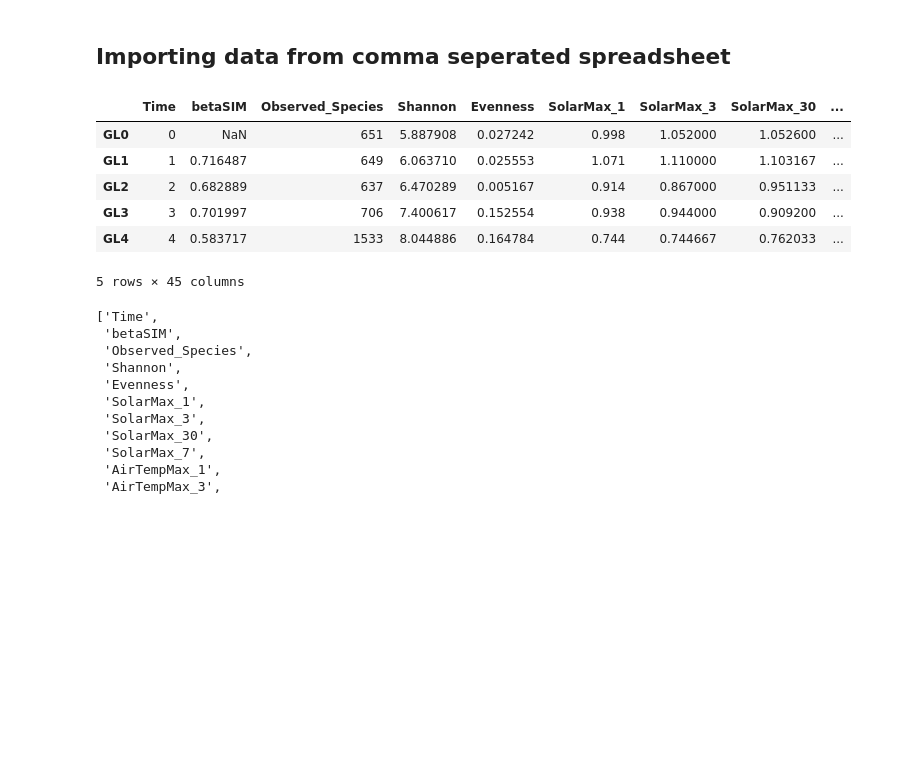
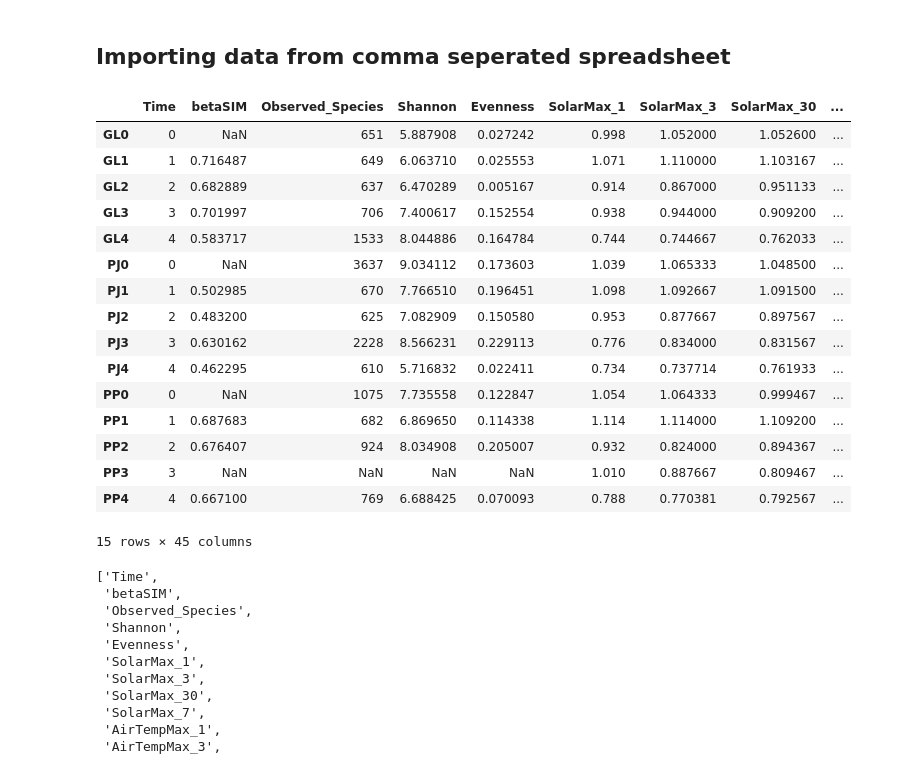
Before and after one commit to ignorantiam/graphing, a Jupyter notebook: graphing.ipynb, the cells around one changed output. Saved outputs shown, nothing was run; the diff lists cells and outputs as text; code cells hidden in the pictures; blank space fills up the shorter version.

```diff
--- a/graphing.ipynb
+++ b/graphing.ipynb
@@ -12,15 +12,25 @@ from __future__ import division
 # %%
 final_df = pd.read_csv("full_envars.csv", index_col = 0)
 # %%
-final_df.head()
+final_df
 # %% [output]
 |  | Time | betaSIM | Observed_Species | Shannon | Evenness | SolarMax_1 | SolarMax_3 | SolarMax_30 | ... |
 | GL0 | 0 | NaN | 651 | 5.887908 | 0.027242 | 0.998 | 1.052000 | 1.052600 | ... |
 | GL1 | 1 | 0.716487 | 649 | 6.063710 | 0.025553 | 1.071 | 1.110000 | 1.103167 | ... |
 | GL2 | 2 | 0.682889 | 637 | 6.470289 | 0.005167 | 0.914 | 0.867000 | 0.951133 | ... |
 | GL3 | 3 | 0.701997 | 706 | 7.400617 | 0.152554 | 0.938 | 0.944000 | 0.909200 | ... |
 | GL4 | 4 | 0.583717 | 1533 | 8.044886 | 0.164784 | 0.744 | 0.744667 | 0.762033 | ... |
+| PJ0 | 0 | NaN | 3637 | 9.034112 | 0.173603 | 1.039 | 1.065333 | 1.048500 | ... |
+| PJ1 | 1 | 0.502985 | 670 | 7.766510 | 0.196451 | 1.098 | 1.092667 | 1.091500 | ... |
+| PJ2 | 2 | 0.483200 | 625 | 7.082909 | 0.150580 | 0.953 | 0.877667 | 0.897567 | ... |
+| PJ3 | 3 | 0.630162 | 2228 | 8.566231 | 0.229113 | 0.776 | 0.834000 | 0.831567 | ... |
+| PJ4 | 4 | 0.462295 | 610 | 5.716832 | 0.022411 | 0.734 | 0.737714 | 0.761933 | ... |
+| PP0 | 0 | NaN | 1075 | 7.735558 | 0.122847 | 1.054 | 1.064333 | 0.999467 | ... |
+| PP1 | 1 | 0.687683 | 682 | 6.869650 | 0.114338 | 1.114 | 1.114000 | 1.109200 | ... |
+| PP2 | 2 | 0.676407 | 924 | 8.034908 | 0.205007 | 0.932 | 0.824000 | 0.894367 | ... |
+| PP3 | 3 | NaN | NaN | NaN | NaN | 1.010 | 0.887667 | 0.809467 | ... |
+| PP4 | 4 | 0.667100 | 769 | 6.688425 | 0.070093 | 0.788 | 0.770381 | 0.792567 | ... |
-5 rows × 45 columns
+15 rows × 45 columns
 # %%
 list(final_df.columns.values)
 # %% [output]
```
Also changed, not shown: parts of 5 cells of this notebook.
